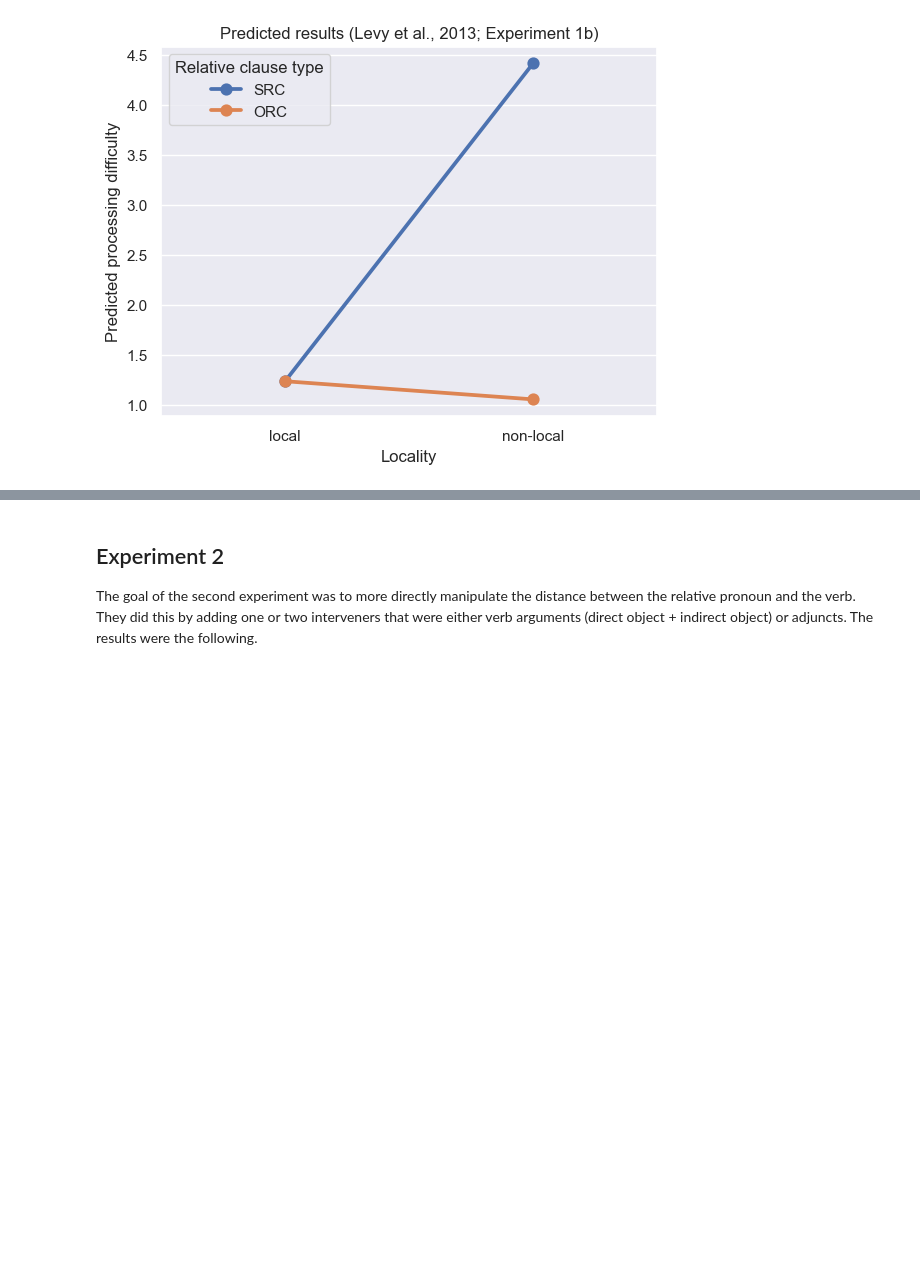
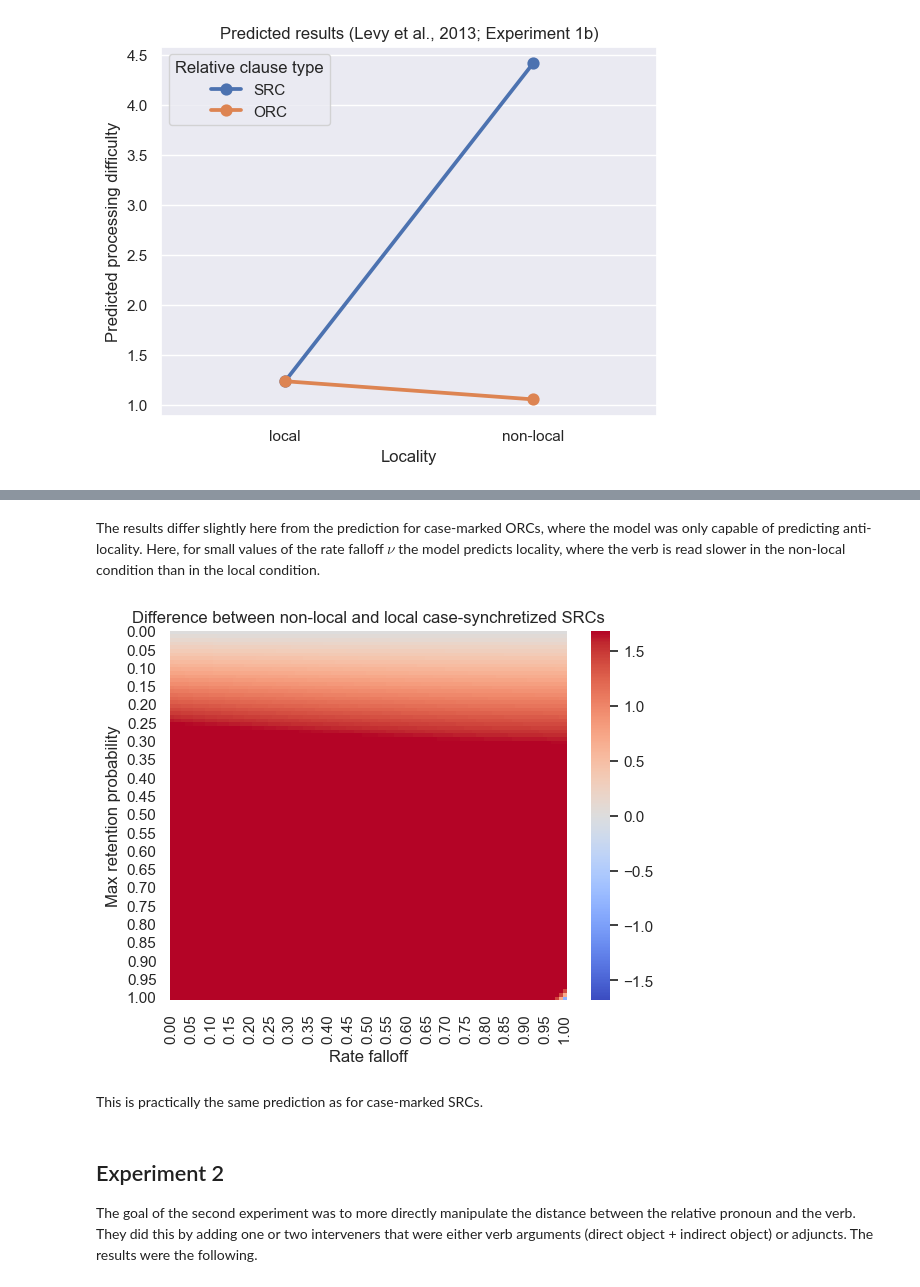
Before and after one commit to johen12/lossy, a Jupyter notebook: toylossy_demo.ipynb, the cells around one changed output, grey strips where cells are left out. Drawn from its saved outputs; the diff is of its cells as text; code cells hidden in the pictures; blank space fills up the shorter version.

```diff
--- a/toylossy_demo.ipynb
+++ b/toylossy_demo.ipynb
@@ -226,3 +237,21 @@ sns.heatmap(
+# %% [markdown]
+The results differ slightly here from the prediction for case-marked ORCs, where the model was only capable of predicting anti-locality. Here, for small values of the rate falloff $\nu$ the model predicts locality, where the verb is read slower in the non-local condition than in the local condition.
+# %%
+sns.heatmap(
+    diffs_srcs_cs_russian,
+    xticklabels = xticklabels,
+    yticklabels = yticklabels,
+    cmap = "coolwarm",
+    norm = norm
+).set(
+    title = "Difference between non-local and local case-synchretized SRCs",
+    xlabel = "Rate falloff ($\\nu$)",
+    ylabel = "Max retention probability ($\\delta$)"
+);
+# %% [output]
+[figure, added]
+# %% [markdown]
+This is practically the same prediction as for case-marked SRCs.
 # %% [markdown]
 ## Experiment 2
 The goal of the second experiment was to more directly manipulate the distance between the relative pronoun and the verb. They did this by adding one or two interveners that were either verb arguments (direct object + indirect object) or adjuncts. The results were the following.
```
Also changed, not shown: parts of 43 cells of this notebook, 1 other file.
